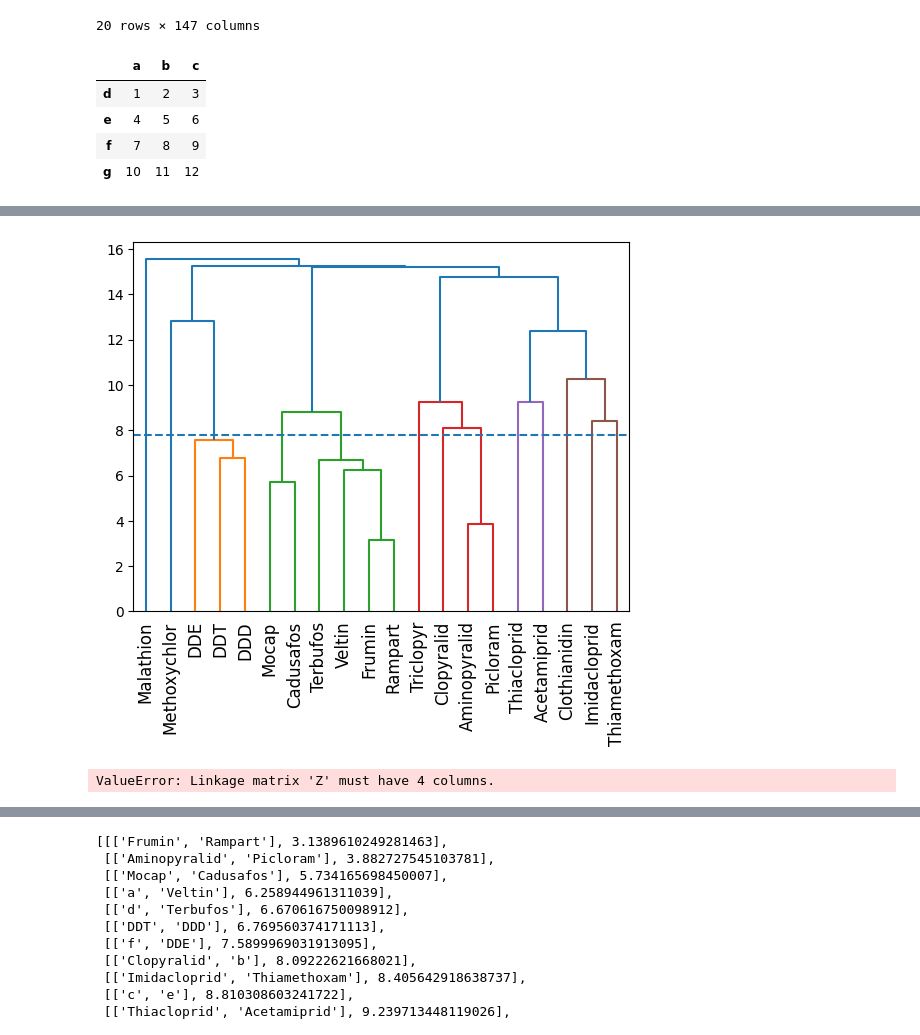
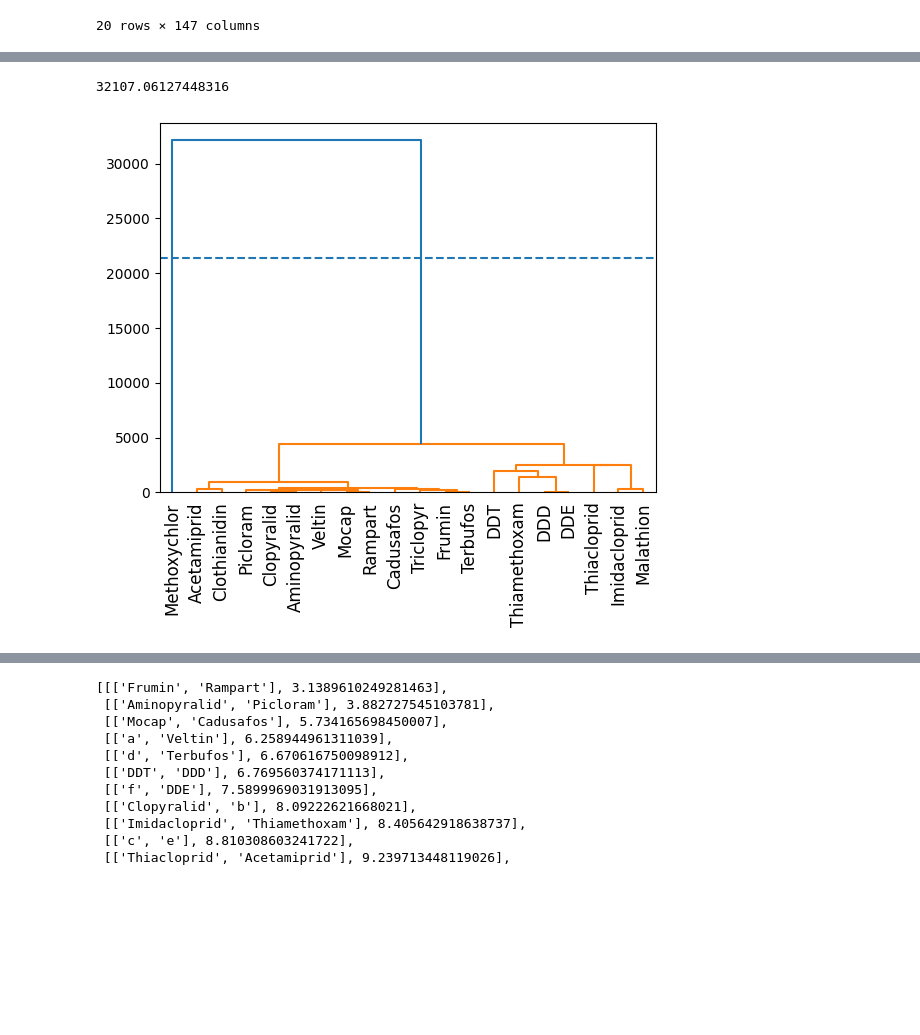
Before and after one commit to Kubabob/chemical-data-explorer, a Jupyter notebook: hca.ipynb, the cells around one changed output, grey strips where cells are left out. Drawn from its saved outputs; the diff is of its cells as text; code cells hidden in the pictures; blank space fills up the shorter version.

```diff
--- a/hca.ipynb
+++ b/hca.ipynb
@@ -138,24 +86,6 @@ descriptors
 | Triclopyr | 0.623064 | 0.623064 | -1.190354 | 0.129576 | 2.098781 | -0.938979 | -0.326335 | ... |
 | Veltin | -1.334197 | -1.334197 | 2.644759 | -0.775196 | -0.448069 | -0.211615 | -0.553222 | ... |
 20 rows × 147 columns
-# %%
-test = np.array([['','a','b','c'],
-        ['d',1,2,3],
-        ['e',4,5,6],
-        ['f',7,8,9]])
-test = pd.DataFrame(data=test[1:,1:],
-                    index=test[1:,0],
-                    columns=test[0,1:])
-
-#test = pd.DataFrame(test)
-test.loc['g'] = [10,11,12]
-test
-# %% [output]
-|  | a | b | c |
-| d | 1 | 2 | 3 |
-| e | 4 | 5 | 6 |
-| f | 7 | 8 | 9 |
-| g | 10 | 11 | 12 |
 # %%
 descriptors_odl_eukl = np.zeros([descriptors.shape[0] for _ in range(2)])
 
@@ -219,17 +149,14 @@ descriptors_odl_manhattan
 # %%
 from scipy.cluster.hierarchy import dendrogram, linkage
 # %%
-linkage_data = linkage(descriptors)
+linkage_data = linkage(descriptors, 'single', 'euclidean')
+print(linkage_data[-1][2])
 dendrogram(linkage_data, labels=descriptors.index, leaf_rotation=90)
-plt.plot([0,1000], [linkage_data[-1][2]/2 for _ in range(2)], linestyle='dashed')
+plt.plot([0,1000], [linkage_data[-1][2]*2/3 for _ in range(2)], linestyle='dashed')
 plt.show()
-#troche inna odpowiedz ale nieznacznie
 # %% [output]
+32107.06127448316
-[figure, old version]
+[figure, new version]
-# %%
-dendrogram(descriptors_odl_eukl)
-# %% [output]
-ValueError: Linkage matrix 'Z' must have 4 columns.
 # %%
 distance_matrix = pd.DataFrame(descriptors_odl_eukl)
 distance_matrix
```
Also changed, not shown: parts of 6 cells of this notebook, 17 other files.
